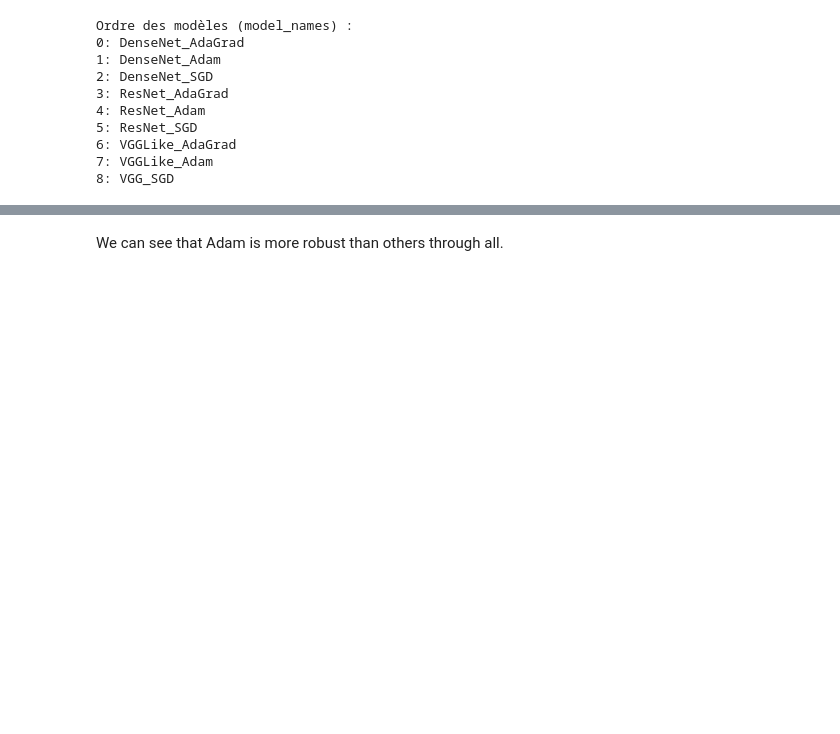
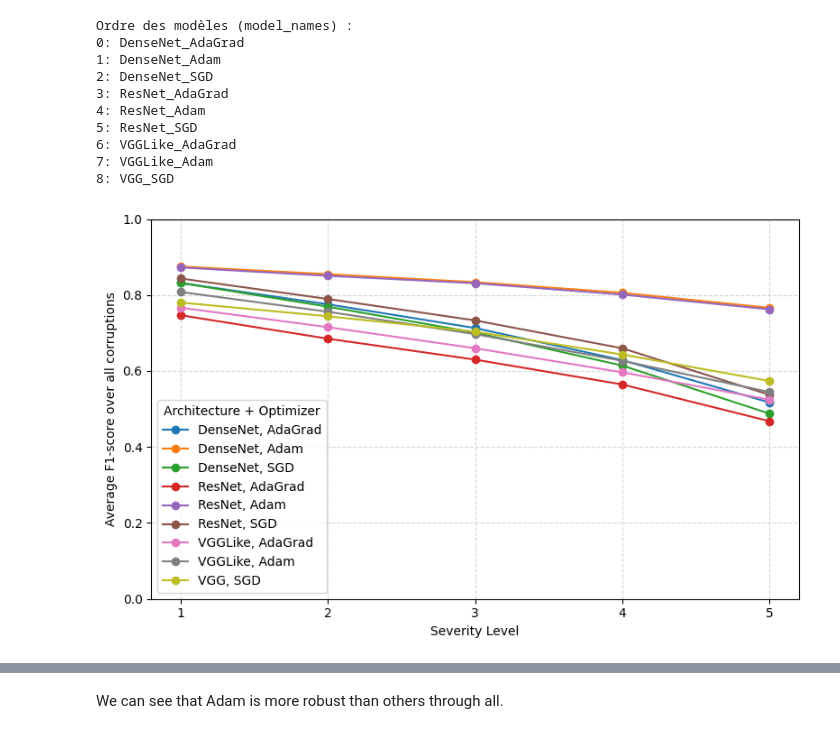
Before and after one commit to SamuelWaridel/OptML-project, a Jupyter notebook: graphs_corruption.ipynb, the cells around one changed output, grey strips where cells are left out. Cells and saved outputs as stored; diff of their text form; code cells hidden in the pictures; blank space fills up the shorter version.

```diff
--- a/graphs_corruption.ipynb
+++ b/graphs_corruption.ipynb
@@ -45,3 +45,25 @@ Ordre des modèles (model_names) :
 6: VGGLike_AdaGrad
 7: VGGLike_Adam
 8: VGG_SGD
+# %%
+mean_f1_per_severity = all_data.mean(axis=1)  # moyenne sur l'axe des corruptions
+
+# Tracé
+plt.figure(figsize=(8, 5))
+severities = np.arange(1, n_severities + 1)
+
+display_names = [name.replace('_', ', ') for name in model_names]
+
+for i, model_name in enumerate(display_names):
+    plt.plot(severities, mean_f1_per_severity[i], marker='o', label=model_name)
+
+plt.xlabel("Severity Level")
+plt.ylabel("Average F1-score over all corruptions")
+plt.xticks(severities)
+plt.ylim(0, 1)
+plt.grid(True, linestyle='--', alpha=0.5)
+plt.legend(title="Architecture + Optimizer")
+plt.tight_layout()
+plt.show()
+# %% [output]
+[figure, added]
```
Also changed, not shown: parts of 8 cells of this notebook.
